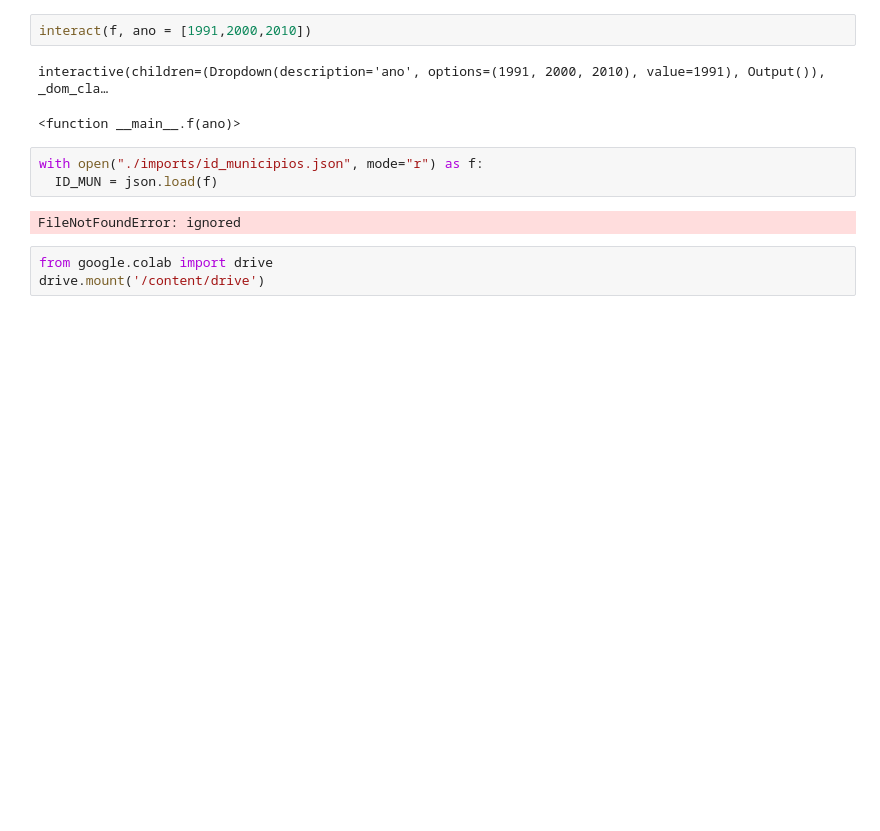
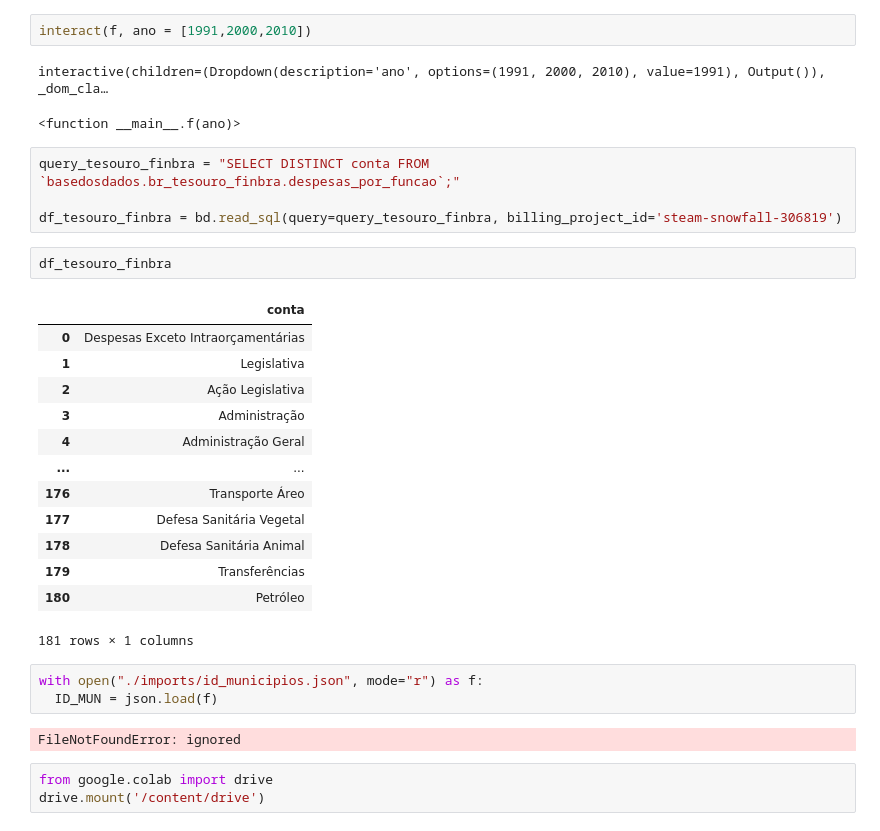
Before and after one commit to UFRJ-Analytica/odd2021, a Jupyter notebook: teste_cliente_basedosdados.ipynb, the cells around one changed output. Cells and saved outputs as stored; diff of their text form; blank space fills up the shorter version.

Commit message:
Inicio da analise tesouro_finbra

```diff
--- a/teste_cliente_basedosdados.ipynb
+++ b/teste_cliente_basedosdados.ipynb
@@ -186,6 +186,26 @@ interact(f, ano = [1991,2000,2010])
 # %% [output]
 interactive(children=(Dropdown(description='ano', options=(1991, 2000, 2010), value=1991), Output()), _dom_cla…
 <function __main__.f(ano)>
+# %%
+query_tesouro_finbra = "SELECT DISTINCT conta FROM `basedosdados.br_tesouro_finbra.despesas_por_funcao`;"
+
+df_tesouro_finbra = bd.read_sql(query=query_tesouro_finbra, billing_project_id='steam-snowfall-306819')
+# %%
+df_tesouro_finbra
+# %% [output]
+|  | conta |
+| 0 | Despesas Exceto Intraorçamentárias |
+| 1 | Legislativa |
+| 2 | Ação Legislativa |
+| 3 | Administração |
+| 4 | Administração Geral |
+| ... | ... |
+| 176 | Transporte Áreo |
+| 177 | Defesa Sanitária Vegetal |
+| 178 | Defesa Sanitária Animal |
+| 179 | Transferências |
+| 180 | Petróleo |
+181 rows × 1 columns
 # %%
 with open("./imports/id_municipios.json", mode="r") as f:
   ID_MUN = json.load(f)
```
Also changed, not shown: parts of 1 cell of this notebook.
